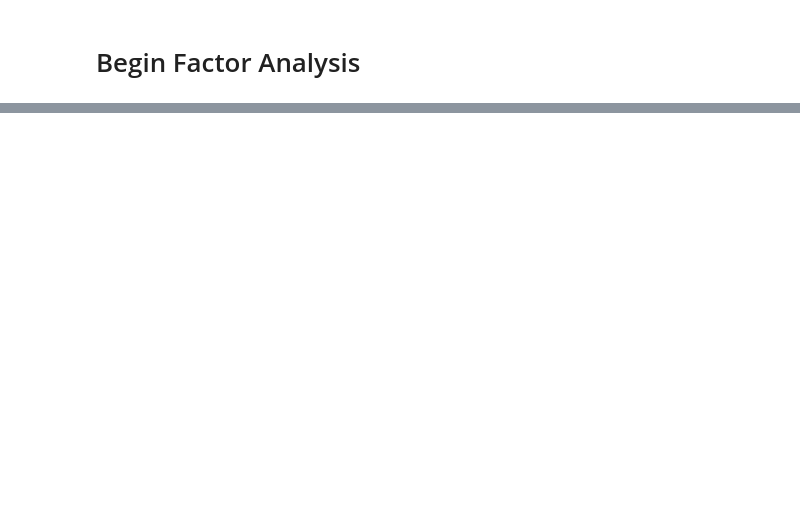
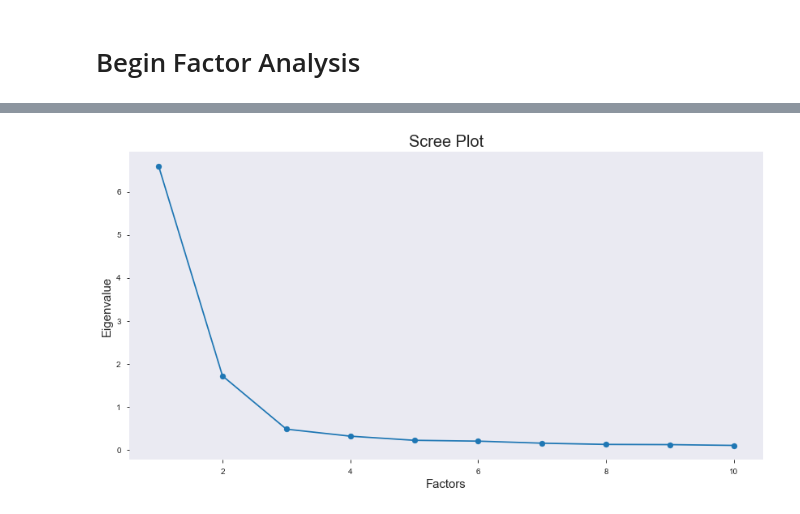
Before and after one commit to sam-cannon/AOM, a Jupyter notebook: AOM_Measure_Data.ipynb, the cells around one changed output, grey strips where cells are left out. Saved outputs shown, nothing was run; the diff lists cells and outputs as text; code cells hidden in the pictures; blank space fills up the shorter version.

```diff
--- a/AOM_Measure_Data.ipynb
+++ b/AOM_Measure_Data.ipynb
@@ -179,0 +202,7 @@ features = features.iloc[:, 0:10]
+# %%
+# Create factor analysis object and perform factor analysis
+fa = FactorAnalyzer()
+fa.analyze(features, 10, rotation=None)
+# Check Eigenvalues
+ev, v = fa.get_eigenvalues()
+ev
@@ -179,0 +225,12 @@ features = features.iloc[:, 0:10]
+# %%
+# Create scree plot using matplotlib
+plt.figure(figsize = (14, 7))
+plt.scatter(range(1,features.shape[1]+1),ev)
+plt.plot(range(1,features.shape[1]+1),ev)
+plt.title('Scree Plot', fontsize = 20)
+plt.xlabel('Factors', fontsize = 15)
+plt.ylabel('Eigenvalue', fontsize = 15)
+plt.grid()
+plt.show()
+# %% [output]
+[figure, added]
```
Also changed, not shown: parts of 34 cells of this notebook.
